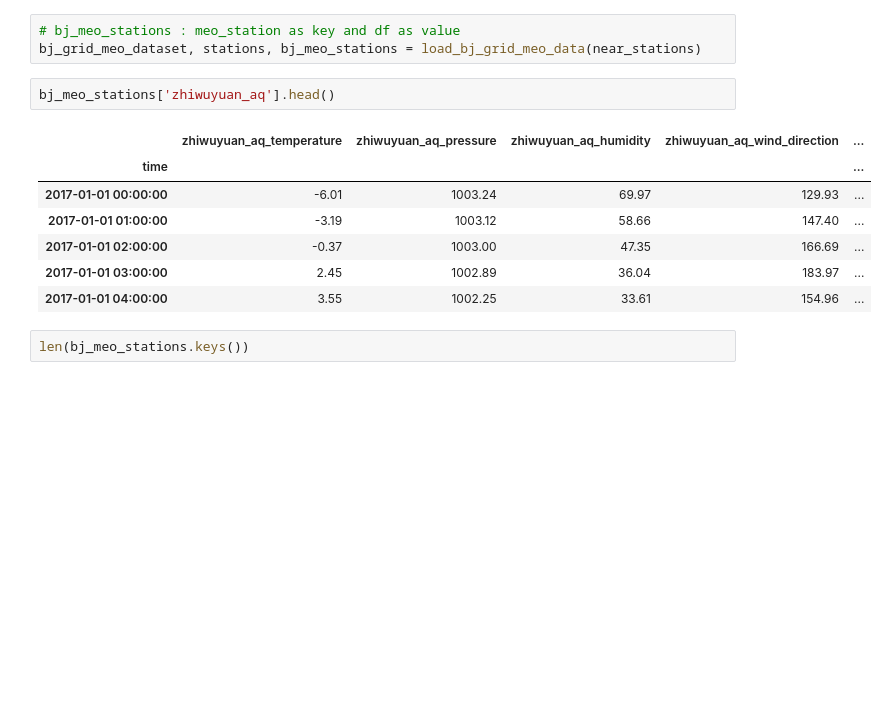
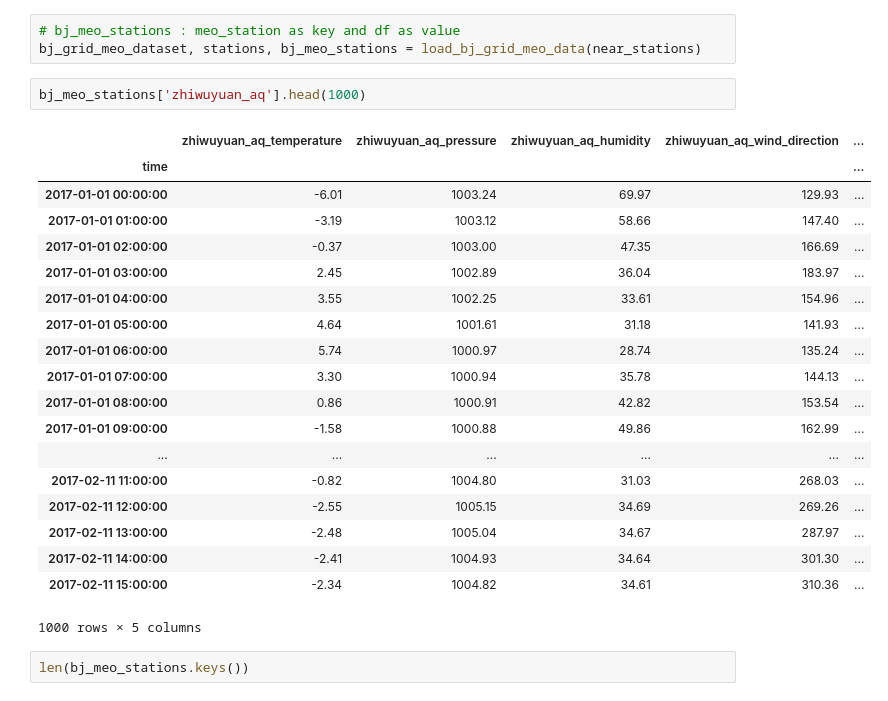
Before and after one commit to txytju/air-quality-prediction, a Jupyter notebook: weather_data_preprocess.ipynb, the cells around one changed output. Cells and saved outputs as stored; diff of their text form; blank space fills up the shorter version.

```diff
--- a/weather_data_preprocess.ipynb
+++ b/weather_data_preprocess.ipynb
@@ -50,15 +50,27 @@ near_stations = {'aotizhongxin_aq': 'beijing_grid_304',
 # bj_meo_stations : meo_station as key and df as value
 bj_grid_meo_dataset, stations, bj_meo_stations = load_bj_grid_meo_data(near_stations)
 # %%
-bj_meo_stations['zhiwuyuan_aq'].head()
+bj_meo_stations['zhiwuyuan_aq'].head(1000)
 # %% [output]
 |  | zhiwuyuan_aq_temperature | zhiwuyuan_aq_pressure | zhiwuyuan_aq_humidity | zhiwuyuan_aq_wind_direction | ... |
 | time |  |  |  |  | ... |
 | 2017-01-01 00:00:00 | -6.01 | 1003.24 | 69.97 | 129.93 | ... |
 | 2017-01-01 01:00:00 | -3.19 | 1003.12 | 58.66 | 147.40 | ... |
 | 2017-01-01 02:00:00 | -0.37 | 1003.00 | 47.35 | 166.69 | ... |
 | 2017-01-01 03:00:00 | 2.45 | 1002.89 | 36.04 | 183.97 | ... |
 | 2017-01-01 04:00:00 | 3.55 | 1002.25 | 33.61 | 154.96 | ... |
+| 2017-01-01 05:00:00 | 4.64 | 1001.61 | 31.18 | 141.93 | ... |
+| 2017-01-01 06:00:00 | 5.74 | 1000.97 | 28.74 | 135.24 | ... |
+| 2017-01-01 07:00:00 | 3.30 | 1000.94 | 35.78 | 144.13 | ... |
+| 2017-01-01 08:00:00 | 0.86 | 1000.91 | 42.82 | 153.54 | ... |
+| 2017-01-01 09:00:00 | -1.58 | 1000.88 | 49.86 | 162.99 | ... |
+| ... | ... | ... | ... | ... | ... |
+| 2017-02-11 11:00:00 | -0.82 | 1004.80 | 31.03 | 268.03 | ... |
+| 2017-02-11 12:00:00 | -2.55 | 1005.15 | 34.69 | 269.26 | ... |
+| 2017-02-11 13:00:00 | -2.48 | 1005.04 | 34.67 | 287.97 | ... |
+| 2017-02-11 14:00:00 | -2.41 | 1004.93 | 34.64 | 301.30 | ... |
+| 2017-02-11 15:00:00 | -2.34 | 1004.82 | 34.61 | 310.36 | ... |
+1000 rows × 5 columns
 # %%
 len(bj_meo_stations.keys())
 # %% [output]
```
Also changed, not shown: parts of 9 cells of this notebook, 4 other files.
